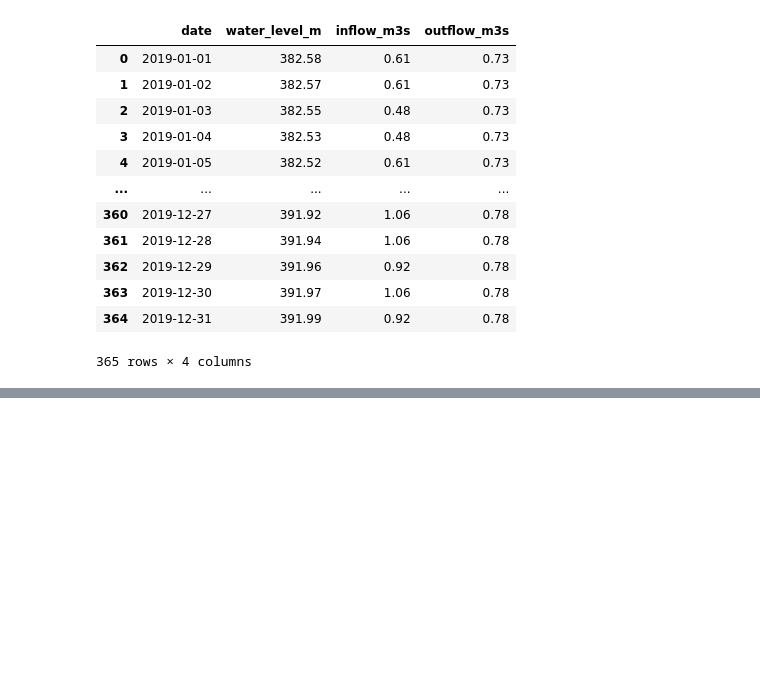
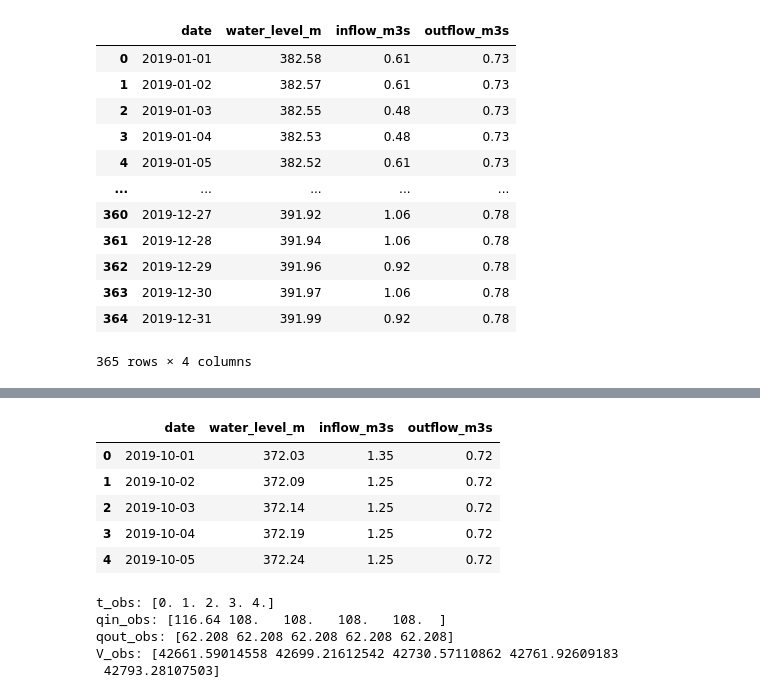
Before and after one commit to k16kgw/Class_Josai_AppliedProgrammingII, a Jupyter notebook: class/06/notebooks/reservoir_balance.ipynb, the cells around one changed output, grey strips where cells are left out. Cells and saved outputs as stored; diff of their text form; code cells hidden in the pictures; blank space fills up the shorter version.

```diff
--- a/class/06/notebooks/reservoir_balance.ipynb
+++ b/class/06/notebooks/reservoir_balance.ipynb
@@ -75,0 +236,27 @@ dam_year
+# %%
+month_mask = (dam["date"] >= "2019-10-01") & (dam["date"] <= "2019-10-31")
+month = dam[month_mask].reset_index(drop=True)
+month.head()
+# %% [output]
+|  | date | water_level_m | inflow_m3s | outflow_m3s |
+| 0 | 2019-10-01 | 372.03 | 1.35 | 0.72 |
+| 1 | 2019-10-02 | 372.09 | 1.25 | 0.72 |
+| 2 | 2019-10-03 | 372.14 | 1.25 | 0.72 |
+| 3 | 2019-10-04 | 372.19 | 1.25 | 0.72 |
+| 4 | 2019-10-05 | 372.24 | 1.25 | 0.72 |
+# %%
+# 観測値をモデルの単位に揃える
+t_obs = np.arange(len(month), dtype=float)                       # 10月1日を0とした日数 [日]
+qin_obs = m3s_to_1000m3_per_day(month["inflow_m3s"].values)      # [千m^3/日]
+qout_obs = m3s_to_1000m3_per_day(month["outflow_m3s"].values)    # [千m^3/日]
+V_obs = level_to_volume(month["water_level_m"].values)           # [千m^3]
+print("t_obs:", t_obs[:5])
+print("qin_obs:", qin_obs[:5])
+print("qout_obs:", qout_obs[:5])
+print("V_obs:", V_obs[:5])
+# %% [output]
+t_obs: [0. 1. 2. 3. 4.]
+qin_obs: [116.64 108.   108.   108.   108.  ]
+qout_obs: [62.208 62.208 62.208 62.208 62.208]
+V_obs: [42661.59014558 42699.21612542 42730.57110862 42761.92609183
+ 42793.28107503]
```
Also changed, not shown: parts of 26 cells of this notebook, 3 other files.
